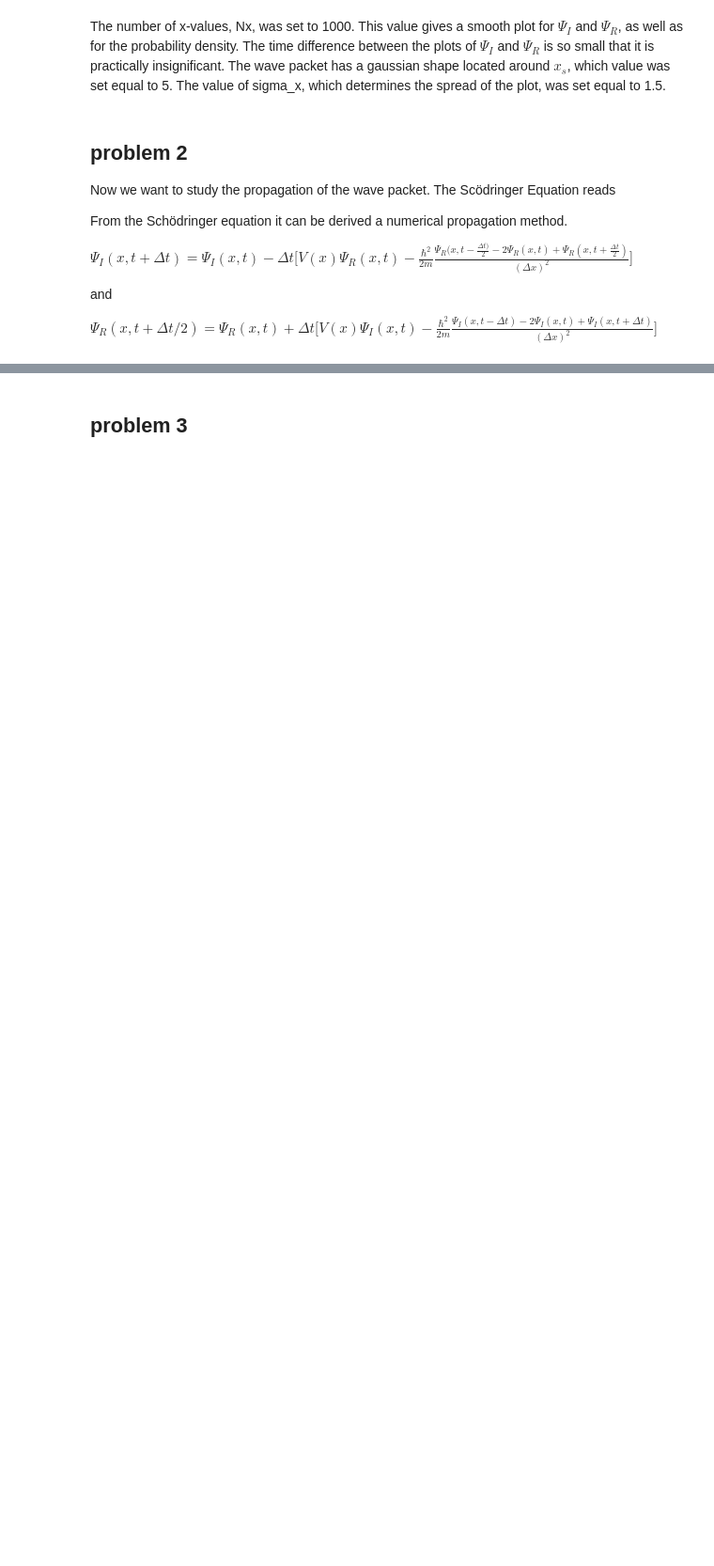
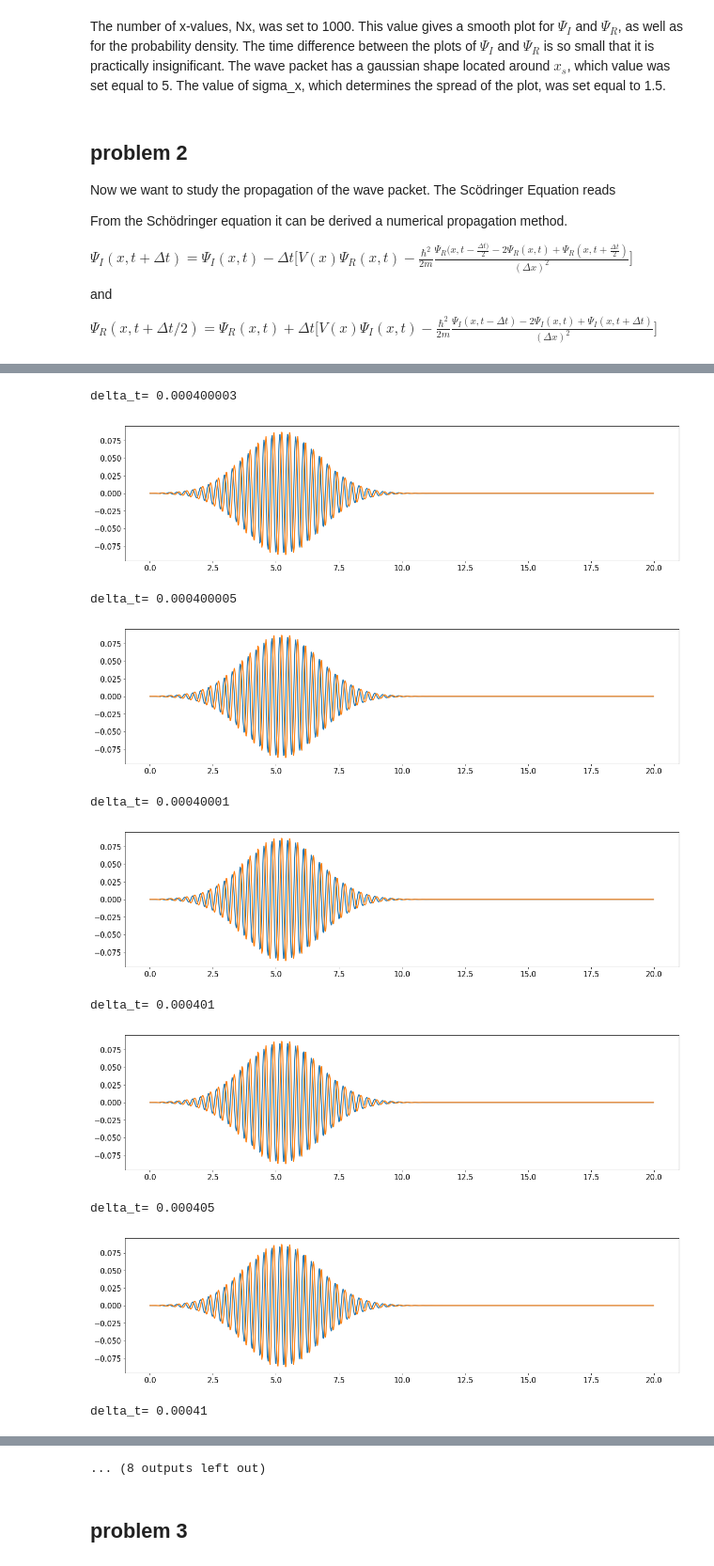
Before and after one commit to sigriaun/kvantastisk, a Jupyter notebook: numerical_exercise.ipynb, the cells around one changed output, grey strips where cells are left out. Shown at 94% size. Saved outputs shown, nothing was run; the diff lists cells and outputs as text; code cells hidden in the pictures; blank space fills up the shorter version.

```diff
--- a/numerical_exercise.ipynb
+++ b/numerical_exercise.ipynb
@@ -236,13 +254,25 @@ plt.show()
 # %%
 """MANGLER: test for ulike verdier av delta_t og finn et passende valg"""
 list_of_delta_ts=[0.000400003,0.000400005,0.00040001,0.000401,0.000405,0.00041,0.00042,0.0001,0.00001,0.000001]
 for i in range(len(list_of_delta_ts)):
-    delta_t=list_of_delta_ts[i]
-    tsteps=int(T/delta_t)
+    deltat=list_of_delta_ts[i]
+    tsteps=int(T/deltat)
     psi_i=find_psi_im(x,0,sigma_x)
-    psi_r=find_psi_re(x,delta_t/2,sigma_x)
+    psi_r=find_psi_re(x,deltat/2,sigma_x)
     psi_i,psi_r = propagate_psi(psi_i,psi_r,tsteps,V2)
-    print("delta_t=",delta_t)
+    print("delta_t=",deltat)
     plt.plot(x,psi_r)
     plt.plot(x,psi_i)
     plt.show()
+# %% [output]
+delta_t= 0.000400003
+[figure, added]
+delta_t= 0.000400005
+[figure, added]
+delta_t= 0.00040001
+[figure, added]
+delta_t= 0.000401
+[figure, added]
+delta_t= 0.000405
+[figure, added]
+delta_t= 0.00041
@@ -249,3 +280,4 @@ for i in range(len(list_of_delta_ts)):
+... (8 outputs left out)
 # %% [markdown]
 ## problem 3
 # %%
```
Also changed, not shown: parts of 9 cells of this notebook.
